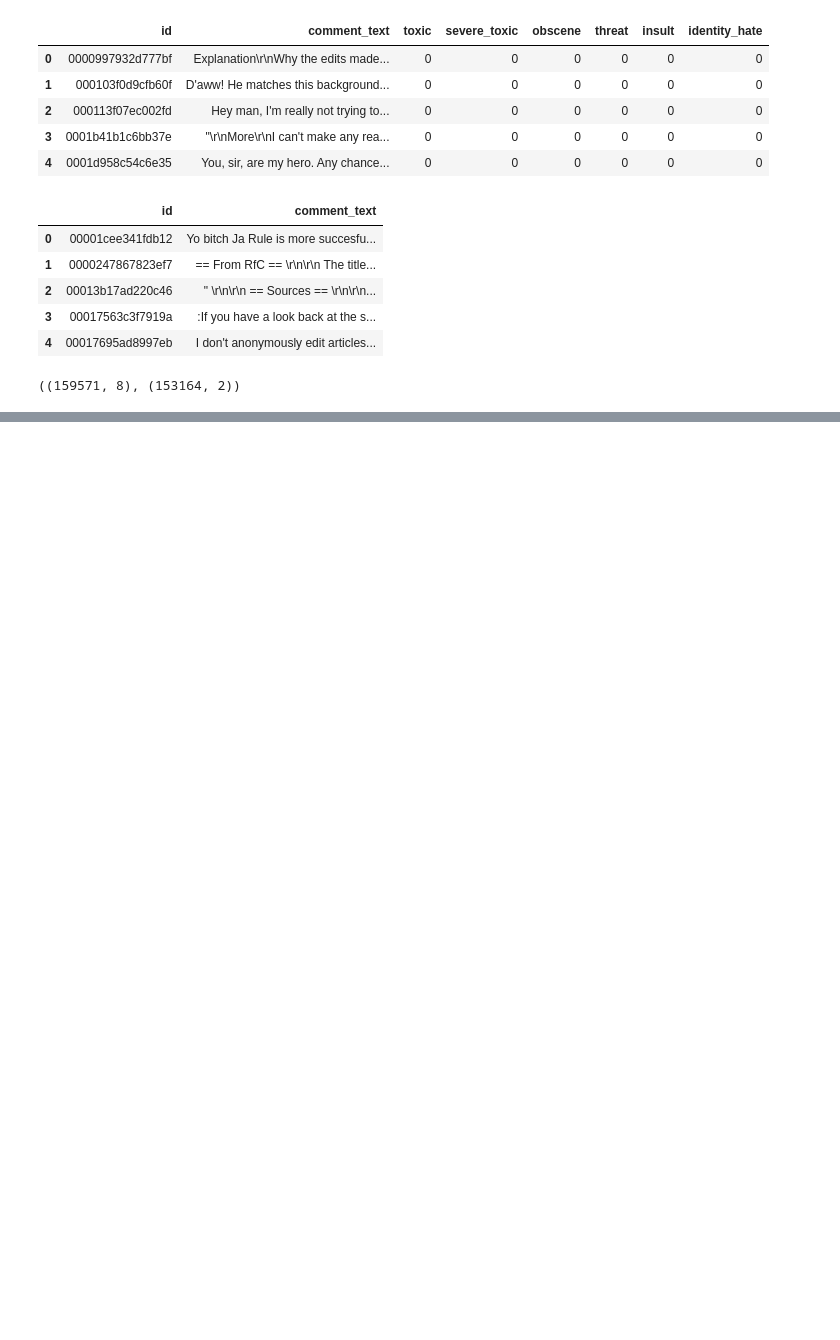
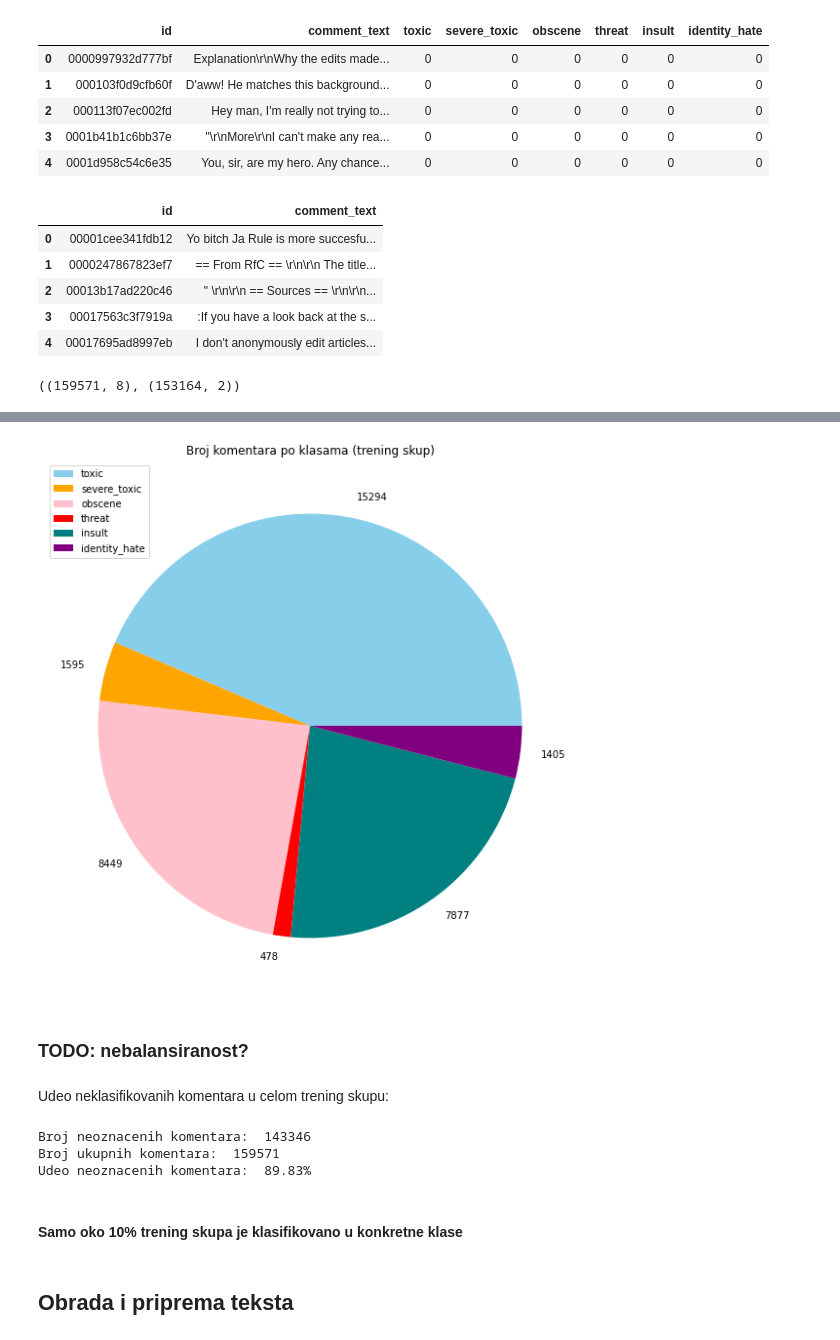
Before and after one commit to Anakin2012/ToxicCommentClassificationChallenge, a Jupyter notebook: 01.ipynb, the cells around one changed output, grey strips where cells are left out. Drawn from its saved outputs; the diff is of its cells as text; code cells hidden in the pictures; blank space fills up the shorter version.

```diff
--- a/01.ipynb
+++ b/01.ipynb
@@ -55,0 +104,30 @@ train_data[1000:1100].where(train_data.toxic==1)
+# %%
+plt.figure(figsize=(10,10))
+plt.pie(freq_per_class, colors = colors, labels = freq_per_class)
+plt.legend(freq_per_class.index, loc='upper left')
+plt.title('Broj komentara po klasama (trening skup)')
+plt.savefig('img/02_frequency_pie.png')
+
+plt.show()
+# %% [output]
+[figure, added]
+# %% [markdown]
+ ### **TODO: nebalansiranost?**
+# %% [markdown]
+Udeo neklasifikovanih komentara u celom trening skupu:
+# %%
+non_labeled = (categories == 0).sum(axis=1)
+non_labeled = non_labeled[non_labeled==6].size
+
+print('Broj neoznacenih komentara: ', non_labeled)
+print('Broj ukupnih komentara: ', train_data.shape[0])
+print('Udeo neoznacenih komentara:  {:.2%}'.format(non_labeled/train_data.shape[0]))
+# %% [output]
+Broj neoznacenih komentara:  143346
+Broj ukupnih komentara:  159571
+Udeo neoznacenih komentara:  89.83%
+# %% [markdown]
+
+ #### Samo oko 10% trening skupa je klasifikovano u konkretne klase
+# %% [markdown]
+## Obrada i priprema teksta
```
Also changed, not shown: parts of 22 cells of this notebook, 2 other files.
